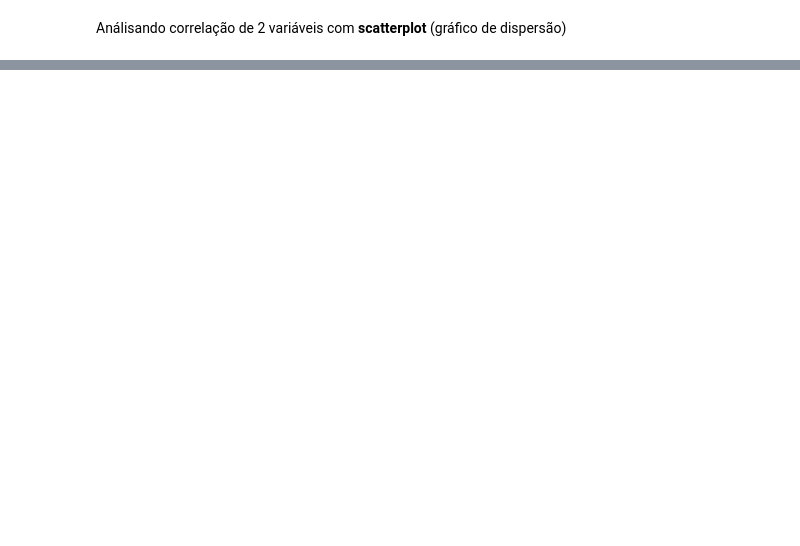
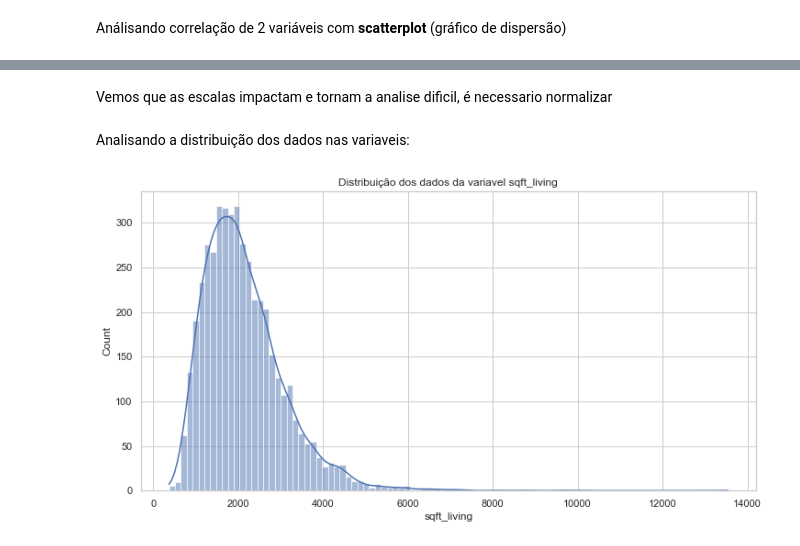
Before and after one commit to rfelipesilva/pos-tech-data-analytics, a Jupyter notebook: fase_02_machine_learning_and_time_series/jupyter/01-machine learning com python.ipynb, the cells around one changed output, grey strips where cells are left out. Cells and saved outputs as stored; diff of their text form; code cells hidden in the pictures; blank space fills up the shorter version.

```diff
--- a/fase_02_machine_learning_and_time_series/jupyter/01-machine learning com python.ipynb
+++ b/fase_02_machine_learning_and_time_series/jupyter/01-machine learning com python.ipynb
@@ -1023,0 +1090,11 @@ plt.show()
+# %% [markdown]
+Vemos que as escalas impactam e tornam a analise dificil, é necessario normalizar
+# %% [markdown]
+Analisando a distribuição dos dados nas variaveis:
+# %%
+plt.figure(figsize=(12,6))
+sns.histplot(data=dados, x='sqft_living', kde=True)
+plt.title('Distribuição dos dados da variavel sqft_living')
+plt.show()
+# %% [output]
+[figure, added]
```
Also changed, not shown: parts of 59 cells of this notebook, 1 other file.
